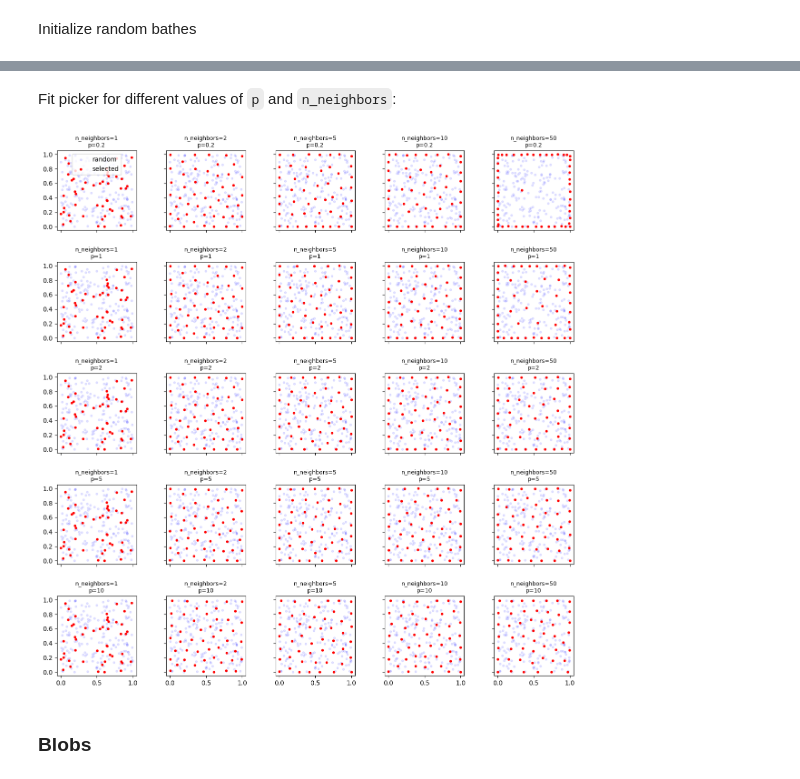
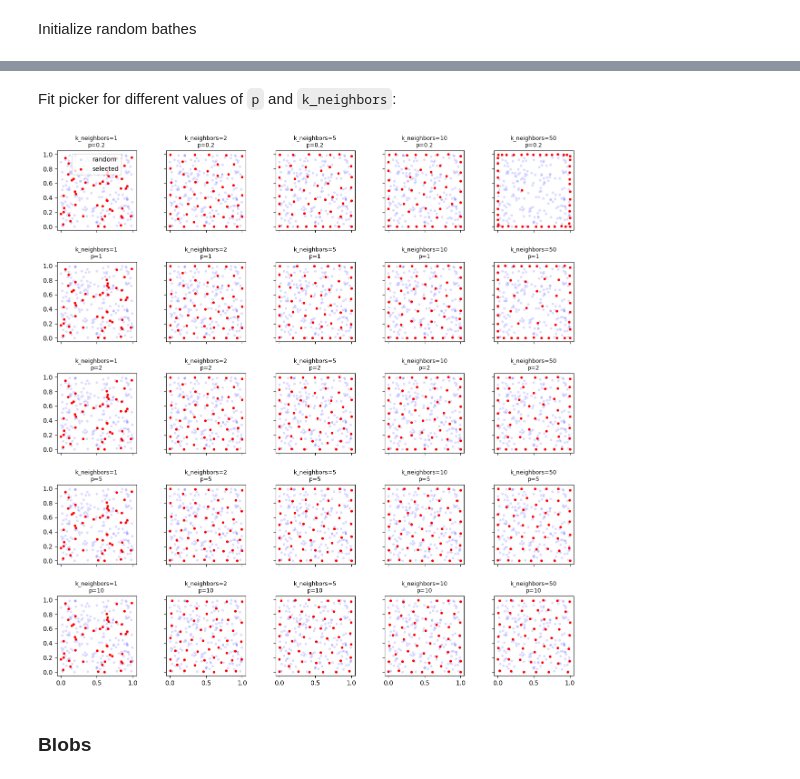
Before and after one commit to vsheg/moll, a Jupyter notebook: notebooks/diversity.ipynb, the cells around one changed output, grey strips where cells are left out. Saved outputs shown, nothing was run; the diff lists cells and outputs as text; code cells hidden in the pictures.

Commit message:
Refactor OnlineDiversityPicker (#11)

```diff
--- a/notebooks/diversity.ipynb
+++ b/notebooks/diversity.ipynb
@@ -51,16 +48,17 @@ Fit picker for different values of `n_points` and `n_neighbors`:
 # %%
 fig, axes = plt.subplots(3, 5, figsize=(15, 9), sharex=True, sharey=True)
 
-n_points_list = [10, 50, 100]
-n_neighbors_list = [1, 2, 5, 10, 50]
+capacity_list = [10, 50, 100]
+k_neighbors_list = [1, 2, 5, 10, 100]
 
 # flatten
-for (i, n_points), (j, n_neighbors) in tqdm(
-    itertools.product(enumerate(n_points_list), enumerate(n_neighbors_list)),
-    total=len(n_points_list) * len(n_neighbors_list),
+for (i, capacity), (j, k_neighbors) in tqdm(
+    itertools.product(enumerate(capacity_list), enumerate(k_neighbors_list)),
+    total=len(capacity_list) * len(k_neighbors_list),
 ):
+    k_neighbors = min(k_neighbors, capacity)
     picker = OnlineDiversityPicker(
-        n_points=n_points, dist=euclidean, n_neighbors=n_neighbors
+        capacity=capacity, dist_fn=euclidean, k_neighbors=k_neighbors
     )
 
     # Iterate over the batches
@@ -72,13 +70,13 @@ for (i, n_points), (j, n_neighbors) in tqdm(
 
     # Get the random batch points
     point, y = jax.random.choice(
-        jax.random.PRNGKey(0), batches.reshape(-1, 2), (n_points, 2)
+        jax.random.PRNGKey(0), batches.reshape(-1, 2), (capacity, 2)
     ).T
 
     # Plot the selected points
     axes[i, j].scatter(point, y, c="b", marker=".", label="random", alpha=0.1)
     axes[i, j].scatter(x_sel, y_sel, c="r", marker=".", label="selected")
-    axes[i, j].set_title(f"n_neighbors={n_neighbors}\n n_points={n_points}", fontsize=9)
+    axes[i, j].set_title(f"capacity={capacity}\nk_neighbors={k_neighbors}", fontsize=9)
     axes[i, j].set_aspect("equal")
 
     if i == 0 and j == 0:
@@ -91,45 +89,47 @@ plt.show()
 # %% [markdown]
-Fit picker for different values of `p` and `n_neighbors`:
+Fit picker for different values of `p` and `k_neighbors`:
 # %%
 p_list = [0.2, 1, 2, 5, 10]
-n_neighbors_list = [1, 2, 5, 10, 50]
+k_neighbors_list = [1, 2, 5, 10, 50]
 
 fig, axes = plt.subplots(5, 5, figsize=(15, 15), sharex=True, sharey=True)
 
 # flatten
-for (i, p), (j, n_neighbors) in tqdm(
-    itertools.product(enumerate(p_list), enumerate(n_neighbors_list)),
-    total=len(p_list) * len(n_neighbors_list),
+for (i, p), (j, k_neighbors) in tqdm(
+    itertools.product(enumerate(p_list), enumerate(k_neighbors_list)),
+    total=len(p_list) * len(k_neighbors_list),
 ):
+    k_neighbors = min(k_neighbors, capacity)
+
     picker = OnlineDiversityPicker(
-        n_points=50, dist=euclidean, n_neighbors=n_neighbors, p=p
+        capacity=50, dist_fn=euclidean, k_neighbors=k_neighbors, p=p
     )
 
     # Iterate over the batches
     for batch in batches:
         picker.extend(batch)
 
     # Get the selected points
     x_sel, y_sel = picker.points.T
 
     # Get the random batch points
     point, y = jax.random.choice(
-        jax.random.PRNGKey(0), batches.reshape(-1, 2), (n_points, 2)
+        jax.random.PRNGKey(0), batches.reshape(-1, 2), (capacity, 2)
     ).T
 
     # Plot the selected points
     axes[i, j].scatter(point, y, c="b", marker=".", label="random", alpha=0.1)
     axes[i, j].scatter(x_sel, y_sel, c="r", marker=".", label="selected")
-    axes[i, j].set_title(f"n_neighbors={n_neighbors}\np={p}", fontsize=9)
+    axes[i, j].set_title(f"k_neighbors={k_neighbors}\np={p}", fontsize=9)
     axes[i, j].set_aspect("equal")
 
     if i == 0 and j == 0:
         axes[i, j].legend()
 
 fig.subplots_adjust(hspace=0.4)
 plt.show()
 # %% [output]
-[figure, old version]
+[figure, new version]
 # %% [markdown]
 ### Blobs
 # %% [markdown]
```
Also changed, not shown: parts of 14 cells of this notebook, 11 other files.
